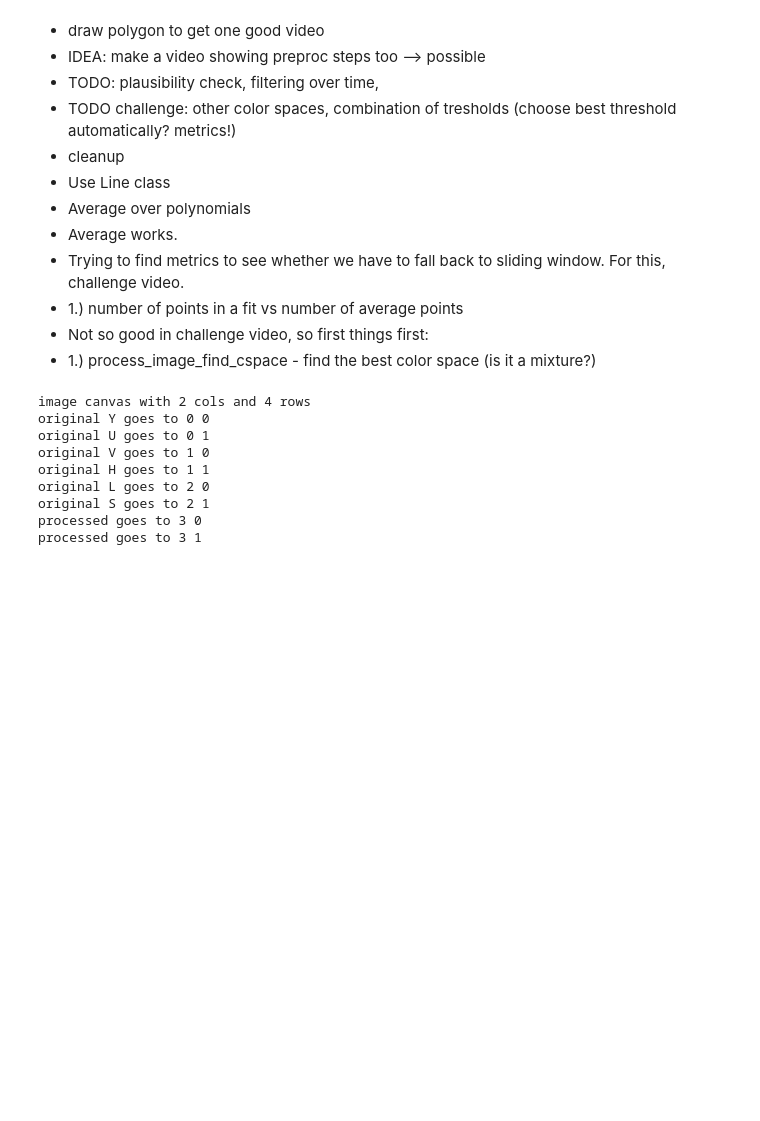
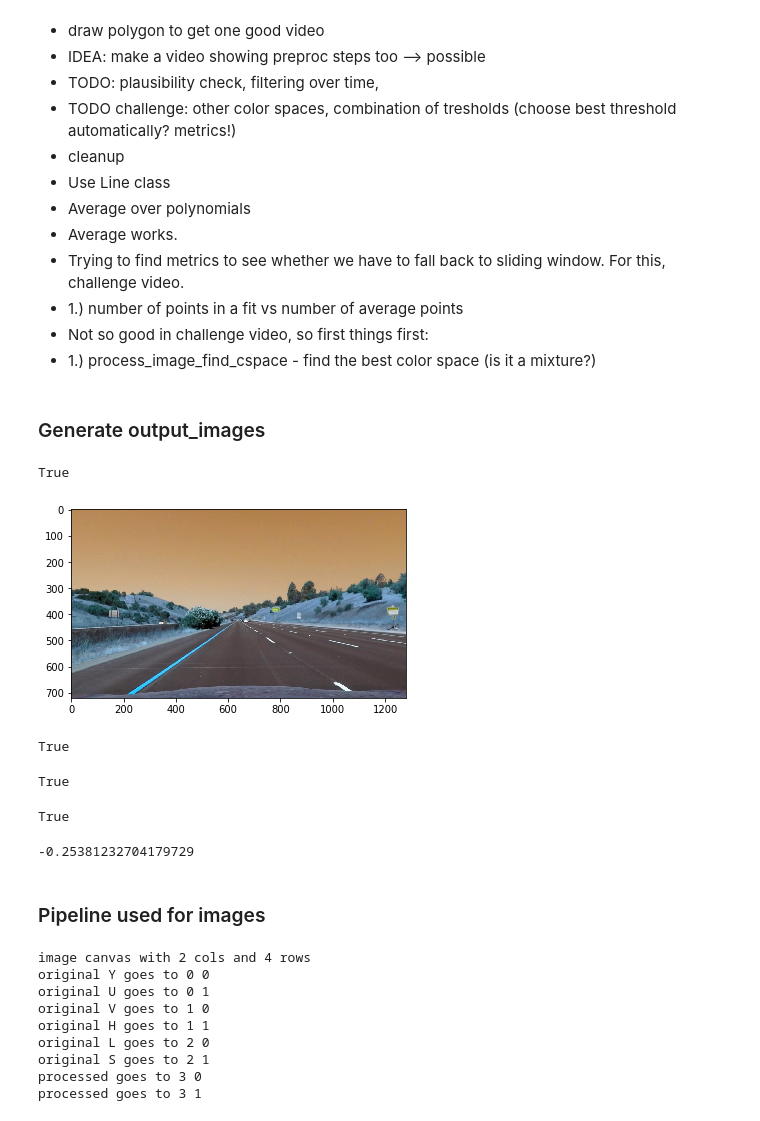
Before and after one commit to mwolfram/CarND-Advanced-Lane-Lines-mwolfram, a Jupyter notebook: pipeline.ipynb, the cells around one changed output. Saved outputs shown, nothing was run; the diff lists cells and outputs as text; code cells hidden in the pictures; blank space fills up the shorter version.

Commit message:
saved undist images

```diff
--- a/pipeline.ipynb
+++ b/pipeline.ipynb
@@ -691,6 +721,72 @@ ret, mtx, dist, rvecs, tvecs = calibrate(9, 6)
 * 1.) number of points in a fit vs number of average points
 * Not so good in challenge video, so first things first:
 * 1.) process_image_find_cspace - find the best color space (is it a mixture?)
+# %% [markdown]
+### Generate output_images
+# %%
+# Undistort
+%matplotlib inline
+image = cv2.imread("camera_cal/calibration1.jpg")
+plt.imshow(undist(image))
+cv2.imwrite("output_images/undistorted_calibration1.jpg", undist(image))
+
+# Undistort
+%matplotlib inline
+image = cv2.imread("test_images/straight_lines1.jpg")
+plt.imshow(undist(image))
+cv2.imwrite("output_images/undistorted_straight_lines1.jpg", undist(image))
+# %% [output]
+True
+[figure, added]
+# %%
+image = cv2.imread("test_images/straight_lines1.jpg")
+undistd = undist(image)
+gradx = abs_sobel_thresh(L(undistd), orient='x', sobel_kernel=ksize, thresh=(10, 100))
+out_img = np.dstack((gradx, gradx, gradx))*255
+cv2.imwrite("output_images/straight_lines1_sobel.jpg", out_img)
+# %% [output]
+True
+# %%
+image = cv2.imread("test_images/straight_lines1.jpg")
+undistd = undist(image)
+thresholded_L = thresh(L(undistd), thresh=(180, 255))
+out_img = np.dstack((thresholded_L, thresholded_L, thresholded_L))*255
+cv2.imwrite("output_images/straight_lines1_thresholdedL.jpg", out_img)
+# %% [output]
+True
+# %%
+image = cv2.imread("test_images/straight_lines1.jpg")
+undistd = undist(image)
+persp = perspective_transform(undistd)
+cv2.imwrite("output_images/straight_lines1_persp.jpg", persp)
+
+thresholded_L = thresh(L(persp), thresh=(180, 255))
+out_img = np.dstack((thresholded_L, thresholded_L, thresholded_L))*255
+cv2.imwrite("output_images/straight_lines1_persp_thresholdedL.jpg", out_img)
+
+gradx = abs_sobel_thresh(L(persp), orient='x', sobel_kernel=ksize, thresh=(10, 100))
+out_img = np.dstack((gradx, gradx, gradx))*255
+cv2.imwrite("output_images/straight_lines1_persp_sobel.jpg", out_img)
+# %% [output]
+True
+# %%
+left_line = None
+right_line = None
+image = cv2.imread("test_images/test2.jpg")
+undistd = undist(image)
+persp = perspective_transform(undistd)
+gradx = abs_sobel_thresh(L(persp), orient='x', sobel_kernel=ksize, thresh=(10, 100))
+result, left_fit, right_fit = sliding_window(gradx)
+cv2.imwrite("output_images/test2_sliding_window.jpg", result)
+result, left_fit, right_fit = detect_from_previous(gradx, left_fit, right_fit)
+cv2.imwrite("output_images/test2_detect_from_previous.jpg", result)
+lane_img = draw_lane_undistorted(undistd, left_fit, right_fit)
+cv2.imwrite("output_images/test2_lane_orig.jpg", lane_img)
+lane_offset(left_fit, right_fit, lane_img)
+# %% [output]
+-0.25381232704179729
+# %% [markdown]
+### Pipeline used for images
 # %%
 %matplotlib inline
 
```
Also changed, not shown: parts of 3 cells of this notebook, 2 other files.
